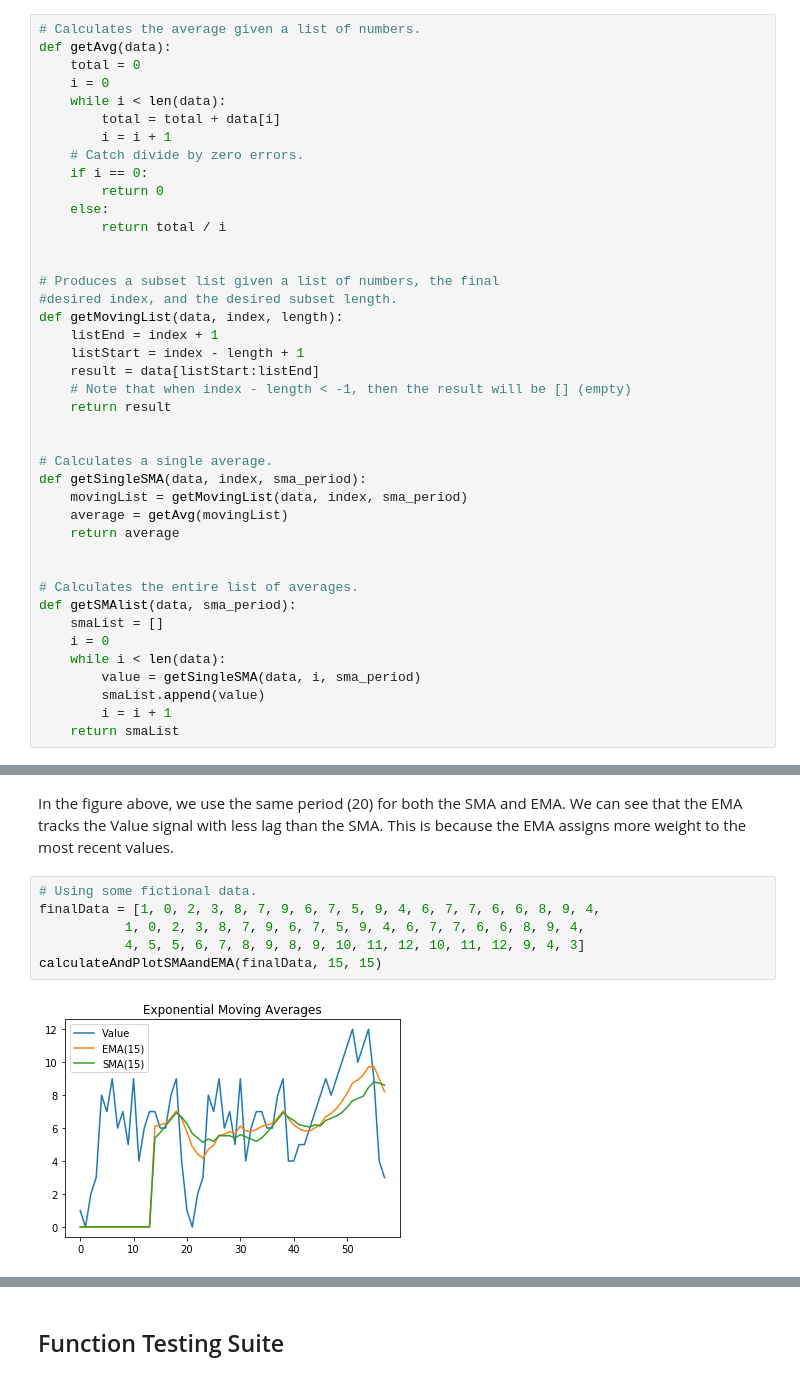
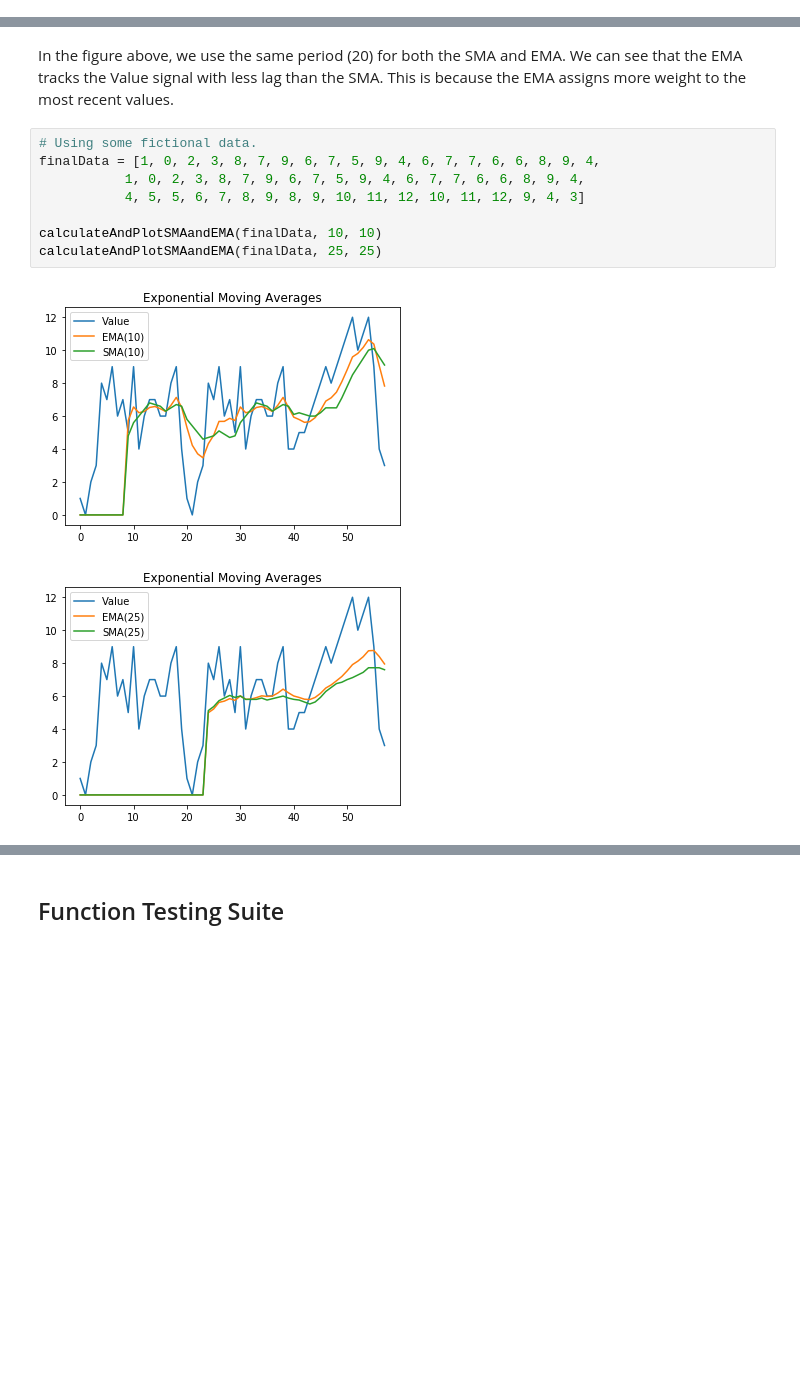
Before and after one commit to kilolux/fsp-demos, a Jupyter notebook: sma-ema-comparison-demo.ipynb, the cells around one changed output, grey strips where cells are left out. Cells and saved outputs as stored; diff of their text form; blank space fills up the shorter version.

```diff
--- a/sma-ema-comparison-demo.ipynb
+++ b/sma-ema-comparison-demo.ipynb
@@ -84,44 +15,3 @@ def getEMAdataset(price_data, number_of_terms):
-# %%
-# Calculates the average given a list of numbers.
-def getAvg(data):
-    total = 0
-    i = 0
-    while i < len(data):
-        total = total + data[i]
-        i = i + 1
-    # Catch divide by zero errors.
-    if i == 0:
-        return 0
-    else:
-        return total / i
-
-
-# Produces a subset list given a list of numbers, the final
-#desired index, and the desired subset length.
-def getMovingList(data, index, length):
-    listEnd = index + 1
-    listStart = index - length + 1
-    result = data[listStart:listEnd]
-    # Note that when index - length < -1, then the result will be [] (empty)
-    return result
-
-
-# Calculates a single average.
-def getSingleSMA(data, index, sma_period):
-    movingList = getMovingList(data, index, sma_period)
-    average = getAvg(movingList)
-    return average
-
-
-# Calculates the entire list of averages.
-def getSMAlist(data, sma_period):
-    smaList = []
-    i = 0
-    while i < len(data):
-        value = getSingleSMA(data, i, sma_period)
-        smaList.append(value)
-        i = i + 1
-    return smaList
 # %% [markdown]
 ## Plotting Function
 # %%
@@ -170,8 +46,11 @@ In the figure above, we use the same period (20) for both the SMA and EMA. We ca
 # %%
 # Using some fictional data.
 finalData = [1, 0, 2, 3, 8, 7, 9, 6, 7, 5, 9, 4, 6, 7, 7, 6, 6, 8, 9, 4,
            1, 0, 2, 3, 8, 7, 9, 6, 7, 5, 9, 4, 6, 7, 7, 6, 6, 8, 9, 4,
            4, 5, 5, 6, 7, 8, 9, 8, 9, 10, 11, 12, 10, 11, 12, 9, 4, 3]
-calculateAndPlotSMAandEMA(finalData, 15, 15)
+
+calculateAndPlotSMAandEMA(finalData, 10, 10)
+calculateAndPlotSMAandEMA(finalData, 25, 25)
 # %% [output]
-[figure, old version]
+[figure, new version]
+[figure, added]
```
Also changed, not shown: parts of 10 cells of this notebook, 3 other files.
